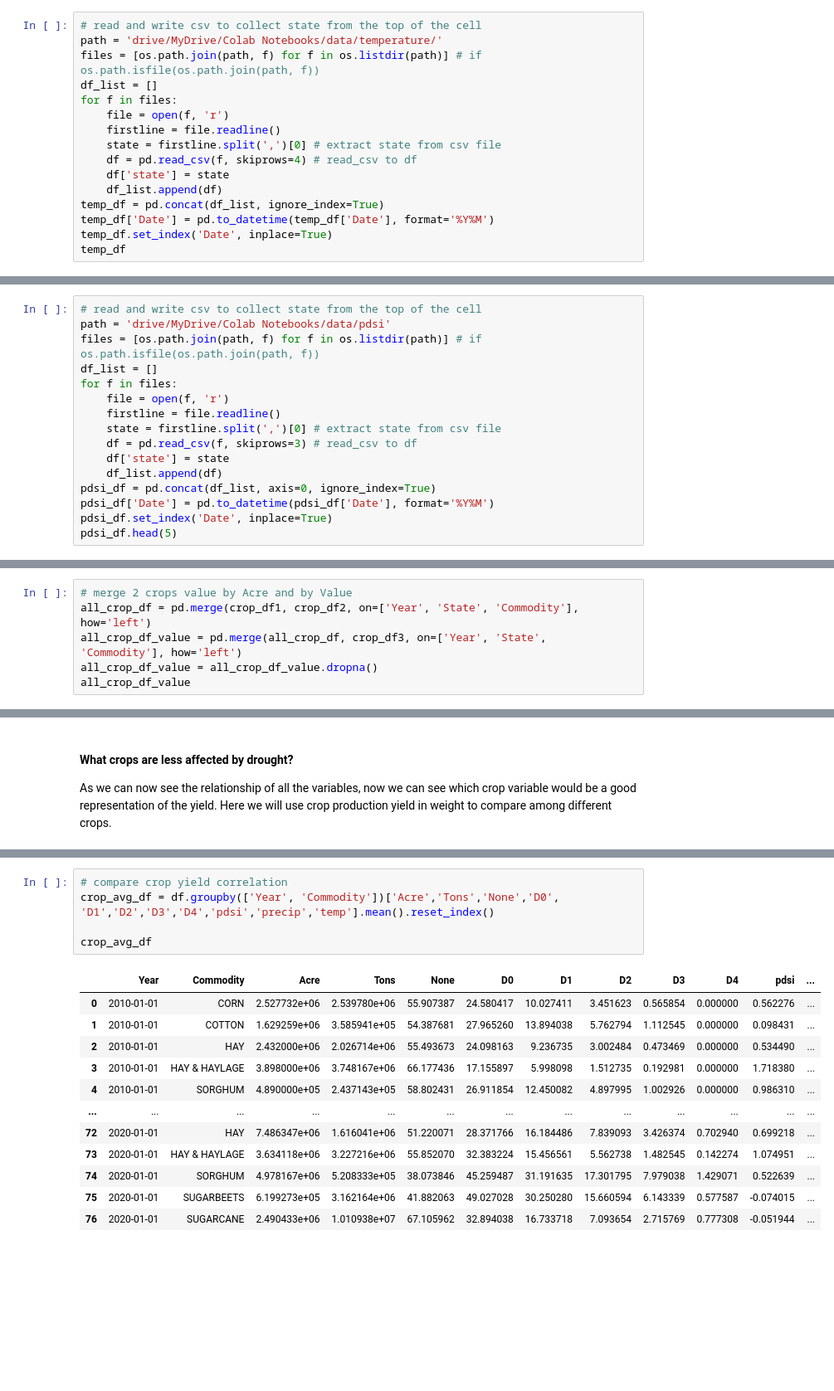
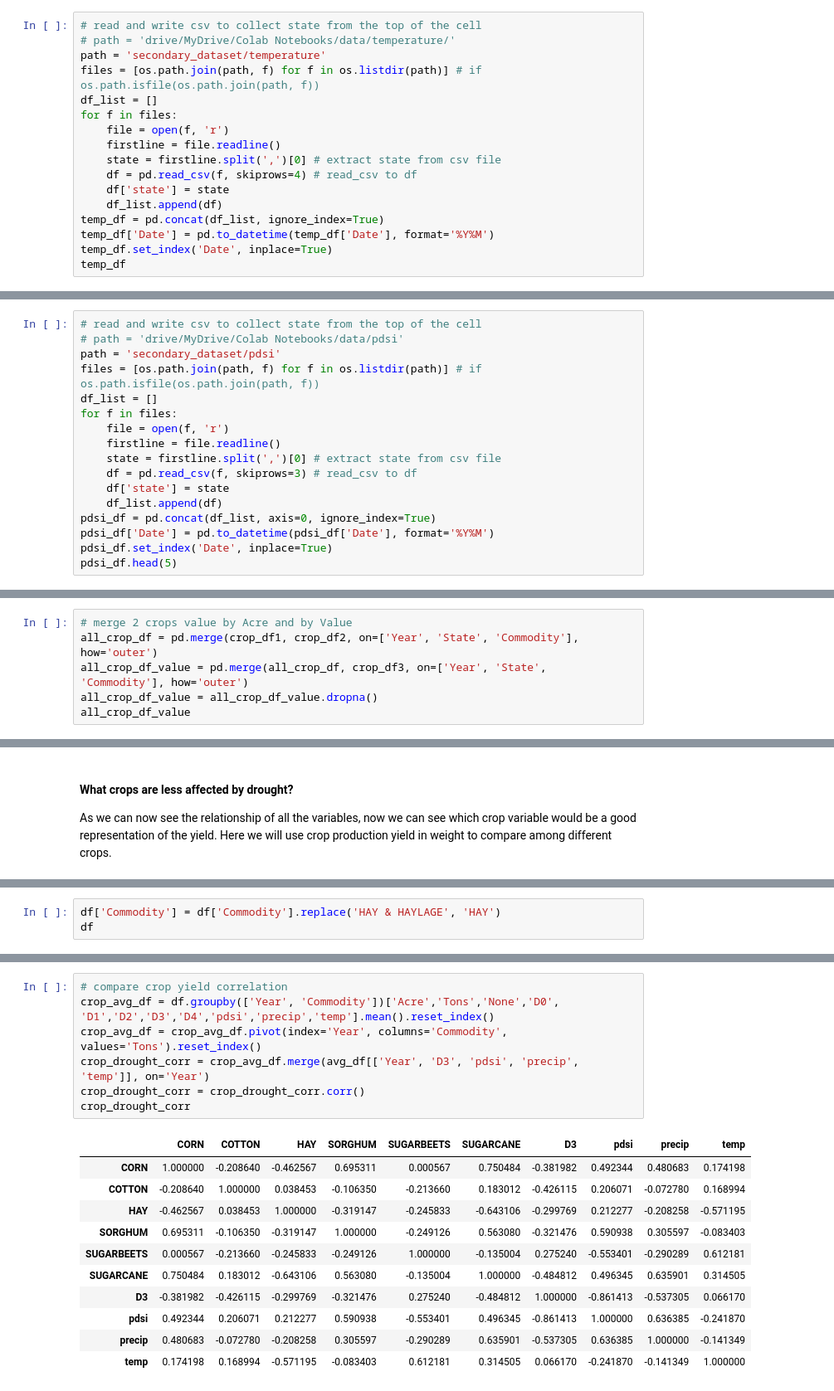
Before and after one commit to srilekha-sikhinam/SIADS-591_592, a Jupyter notebook: drought_crop.ipynb, the cells around one changed output, grey strips where cells are left out. Shown: that part at 83% size. Saved outputs shown, nothing was run; the diff lists cells and outputs as text; blank space fills up the shorter version.

Commit message:
correlation between crops and drought

```diff
--- a/drought_crop.ipynb
+++ b/drought_crop.ipynb
@@ -214,7 +196,8 @@ Source : https://www.ncdc.noaa.gov/cag/statewide/time-series
 * The data that we get for this project is monthly data by state from year 2010 to year 2022
 # %%
 # read and write csv to collect state from the top of the cell
-path = 'drive/MyDrive/Colab Notebooks/data/temperature/'
+# path = 'drive/MyDrive/Colab Notebooks/data/temperature/'
+path = 'secondary_dataset/temperature'
 files = [os.path.join(path, f) for f in os.listdir(path)] # if os.path.isfile(os.path.join(path, f))
 df_list = []
 for f in files:
@@ -253,7 +236,8 @@ temp_year_df.rename(columns={'Value':'temp', 'state':'State'}, inplace=True)
 Source : https://www.ncdc.noaa.gov/cag/statewide/time-series
 # %%
 # read and write csv to collect state from the top of the cell
-path = 'drive/MyDrive/Colab Notebooks/data/pdsi'
+# path = 'drive/MyDrive/Colab Notebooks/data/pdsi'
+path = 'secondary_dataset/pdsi'
 files = [os.path.join(path, f) for f in os.listdir(path)] # if os.path.isfile(os.path.join(path, f))
 df_list = []
 for f in files:
@@ -469,8 +463,8 @@ crop_df3
 1933 rows × 4 columns
 # %%
 # merge 2 crops value by Acre and by Value
-all_crop_df = pd.merge(crop_df1, crop_df2, on=['Year', 'State', 'Commodity'], how='left')
-all_crop_df_value = pd.merge(all_crop_df, crop_df3, on=['Year', 'State', 'Commodity'], how='left')
+all_crop_df = pd.merge(crop_df1, crop_df2, on=['Year', 'State', 'Commodity'], how='outer')
+all_crop_df_value = pd.merge(all_crop_df, crop_df3, on=['Year', 'State', 'Commodity'], how='outer')
 all_crop_df_value = all_crop_df_value.dropna()
 all_crop_df_value
 # %% [output]
@@ -769,0 +759,3 @@ df
+# %%
+df['Commodity'] = df['Commodity'].replace('HAY & HAYLAGE', 'HAY')
+df
@@ -770,18 +776,19 @@ df
 # %%
 # compare crop yield correlation
 crop_avg_df = df.groupby(['Year', 'Commodity'])['Acre','Tons','None','D0',	'D1','D2','D3','D4','pdsi','precip','temp'].mean().reset_index()
-
-crop_avg_df
+crop_avg_df = crop_avg_df.pivot(index='Year', columns='Commodity', values='Tons').reset_index()
+crop_drought_corr = crop_avg_df.merge(avg_df[['Year', 'D3', 'pdsi', 'precip', 'temp']], on='Year')
+crop_drought_corr = crop_drought_corr.corr()
+crop_drought_corr
 # %% [output]
-|  | Year | Commodity | Acre | Tons | None | D0 | D1 | D2 | D3 | D4 | pdsi | ... |
-| 0 | 2010-01-01 | CORN | 2.527732e+06 | 2.539780e+06 | 55.907387 | 24.580417 | 10.027411 | 3.451623 | 0.565854 | 0.000000 | 0.562276 | ... |
-| 1 | 2010-01-01 | COTTON | 1.629259e+06 | 3.585941e+05 | 54.387681 | 27.965260 | 13.894038 | 5.762794 | 1.112545 | 0.000000 | 0.098431 | ... |
-| 2 | 2010-01-01 | HAY | 2.432000e+06 | 2.026714e+06 | 55.493673 | 24.098163 | 9.236735 | 3.002484 | 0.473469 | 0.000000 | 0.534490 | ... |
-| 3 | 2010-01-01 | HAY & HAYLAGE | 3.898000e+06 | 3.748167e+06 | 66.177436 | 17.155897 | 5.998098 | 1.512735 | 0.192981 | 0.000000 | 1.718380 | ... |
-| 4 | 2010-01-01 | SORGHUM | 4.890000e+05 | 2.437143e+05 | 58.802431 | 26.911854 | 12.450082 | 4.897995 | 1.002926 | 0.000000 | 0.986310 | ... |
-| ... | ... | ... | ... | ... | ... | ... | ... | ... | ... | ... | ... | ... |
-| 72 | 2020-01-01 | HAY | 7.486347e+06 | 1.616041e+06 | 51.220071 | 28.371766 | 16.184486 | 7.839093 | 3.426374 | 0.702940 | 0.699218 | ... |
-| 73 | 2020-01-01 | HAY & HAYLAGE | 3.634118e+06 | 3.227216e+06 | 55.852070 | 32.383224 | 15.456561 | 5.562738 | 1.482545 | 0.142274 | 1.074951 | ... |
-| 74 | 2020-01-01 | SORGHUM | 4.978167e+06 | 5.208333e+05 | 38.073846 | 45.259487 | 31.191635 | 17.301795 | 7.979038 | 1.429071 | 0.522639 | ... |
-| 75 | 2020-01-01 | SUGARBEETS | 6.199273e+05 | 3.162164e+06 | 41.882063 | 49.027028 | 30.250280 | 15.660594 | 6.143339 | 0.577587 | -0.074015 | ... |
-| 76 | 2020-01-01 | SUGARCANE | 2.490433e+06 | 1.010938e+07 | 67.105962 | 32.894038 | 16.733718 | 7.093654 | 2.715769 | 0.777308 | -0.051944 | ... |
+|  | CORN | COTTON | HAY | SORGHUM | SUGARBEETS | SUGARCANE | D3 | pdsi | precip | temp |
+| CORN | 1.000000 | -0.208640 | -0.462567 | 0.695311 | 0.000567 | 0.750484 | -0.381982 | 0.492344 | 0.480683 | 0.174198 |
+| COTTON | -0.208640 | 1.000000 | 0.038453 | -0.106350 | -0.213660 | 0.183012 | -0.426115 | 0.206071 | -0.072780 | 0.168994 |
+| HAY | -0.462567 | 0.038453 | 1.000000 | -0.319147 | -0.245833 | -0.643106 | -0.299769 | 0.212277 | -0.208258 | -0.571195 |
+| SORGHUM | 0.695311 | -0.106350 | -0.319147 | 1.000000 | -0.249126 | 0.563080 | -0.321476 | 0.590938 | 0.305597 | -0.083403 |
+| SUGARBEETS | 0.000567 | -0.213660 | -0.245833 | -0.249126 | 1.000000 | -0.135004 | 0.275240 | -0.553401 | -0.290289 | 0.612181 |
+| SUGARCANE | 0.750484 | 0.183012 | -0.643106 | 0.563080 | -0.135004 | 1.000000 | -0.484812 | 0.496345 | 0.635901 | 0.314505 |
+| D3 | -0.381982 | -0.426115 | -0.299769 | -0.321476 | 0.275240 | -0.484812 | 1.000000 | -0.861413 | -0.537305 | 0.066170 |
+| pdsi | 0.492344 | 0.206071 | 0.212277 | 0.590938 | -0.553401 | 0.496345 | -0.861413 | 1.000000 | 0.636385 | -0.241870 |
+| precip | 0.480683 | -0.072780 | -0.208258 | 0.305597 | -0.290289 | 0.635901 | -0.537305 | 0.636385 | 1.000000 | -0.141349 |
+| temp | 0.174198 | 0.168994 | -0.571195 | -0.083403 | 0.612181 | 0.314505 | 0.066170 | -0.241870 | -0.141349 | 1.000000 |
```
Also changed, not shown: parts of 19 cells of this notebook.
